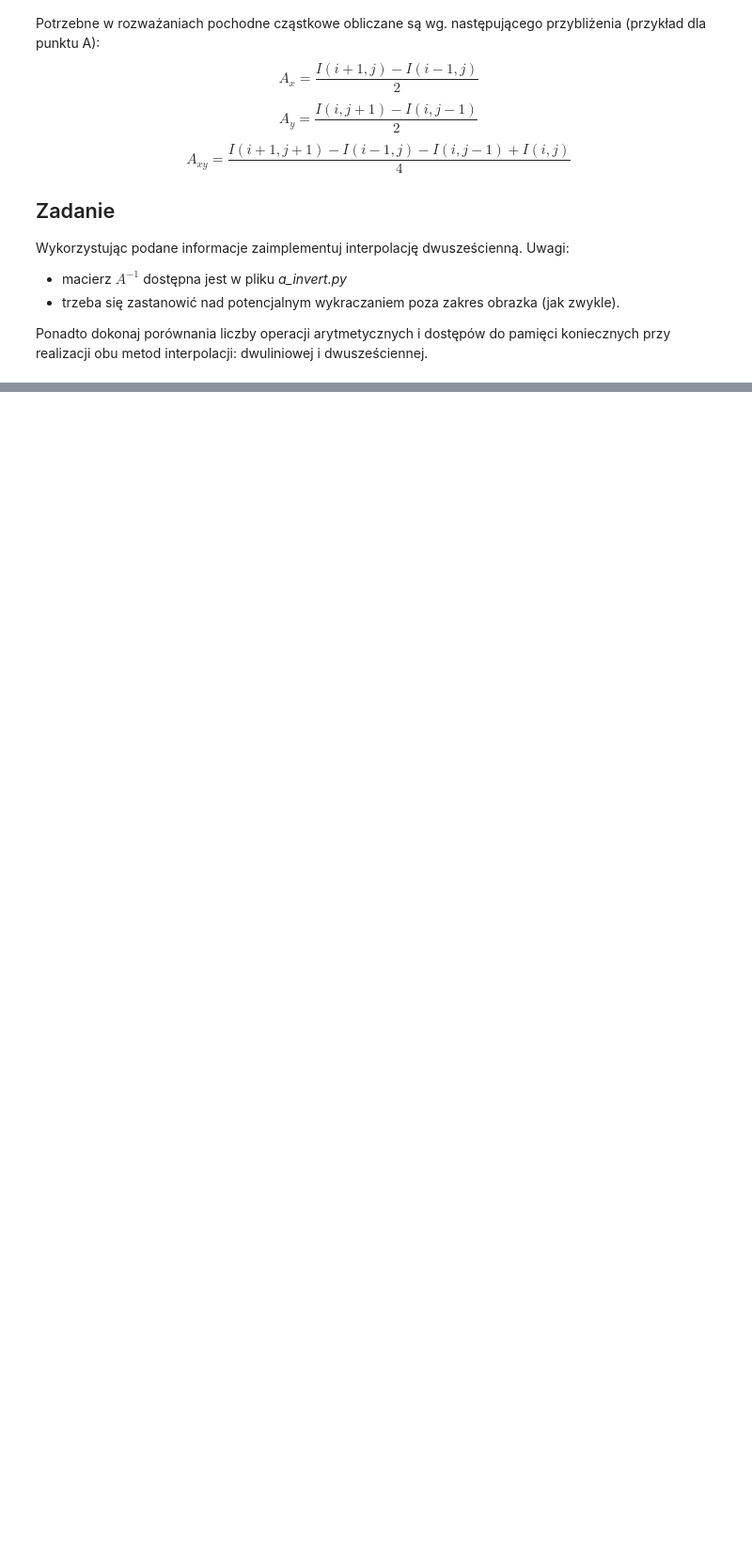
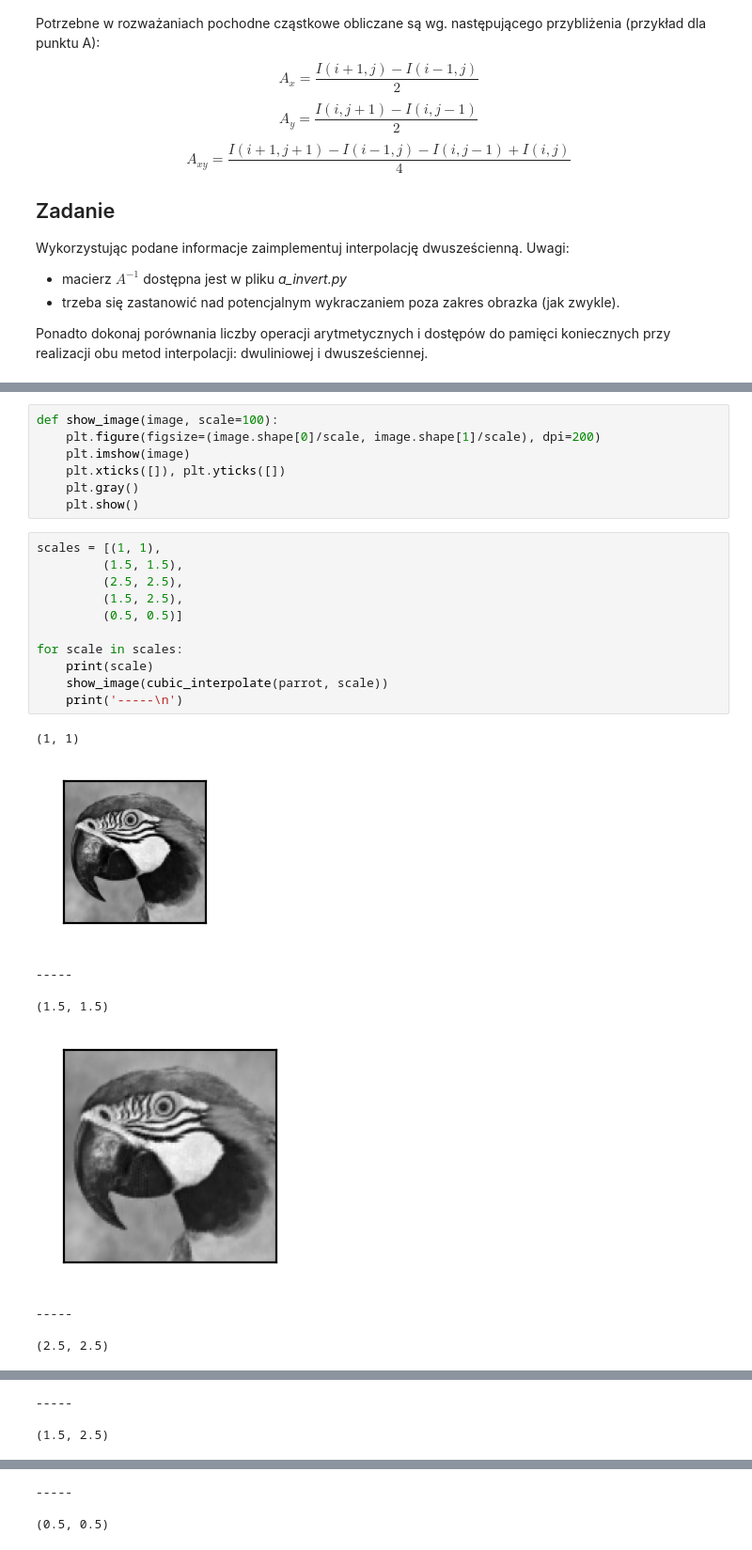
Before and after one commit to mhawryluk/wdcpo, a Jupyter notebook: lab5/05_resolution_hw.ipynb, the cells around one changed output, grey strips where cells are left out. Shown: that part at 94% size. Saved outputs shown, nothing was run; the diff lists cells and outputs as text; blank space fills up the shorter version.

```diff
--- a/lab5/05_resolution_hw.ipynb
+++ b/lab5/05_resolution_hw.ipynb
@@ -202,0 +159,28 @@ array([[0, 0, 0, ..., 0, 0, 0],
+# %%
+def show_image(image, scale=100):
+    plt.figure(figsize=(image.shape[0]/scale, image.shape[1]/scale), dpi=200)
+    plt.imshow(image)
+    plt.xticks([]), plt.yticks([])
+    plt.gray()
+    plt.show()
+# %%
+scales = [(1, 1),
+         (1.5, 1.5),
+         (2.5, 2.5),
+         (1.5, 2.5),
+         (0.5, 0.5)]
+
+for scale in scales:
+    print(scale)
+    show_image(cubic_interpolate(parrot, scale))
+    print('-----\n')
+# %% [output]
+(1, 1)
+[figure, added]
+-----
+
+(1.5, 1.5)
+[figure, added]
+-----
+
+(2.5, 2.5)
@@ -202,0 +188,3 @@ array([[0, 0, 0, ..., 0, 0, 0],
+-----
+
+(1.5, 2.5)
@@ -202,0 +192,3 @@ array([[0, 0, 0, ..., 0, 0, 0],
+-----
+
+(0.5, 0.5)
```
Also changed, not shown: parts of 7 cells of this notebook.
